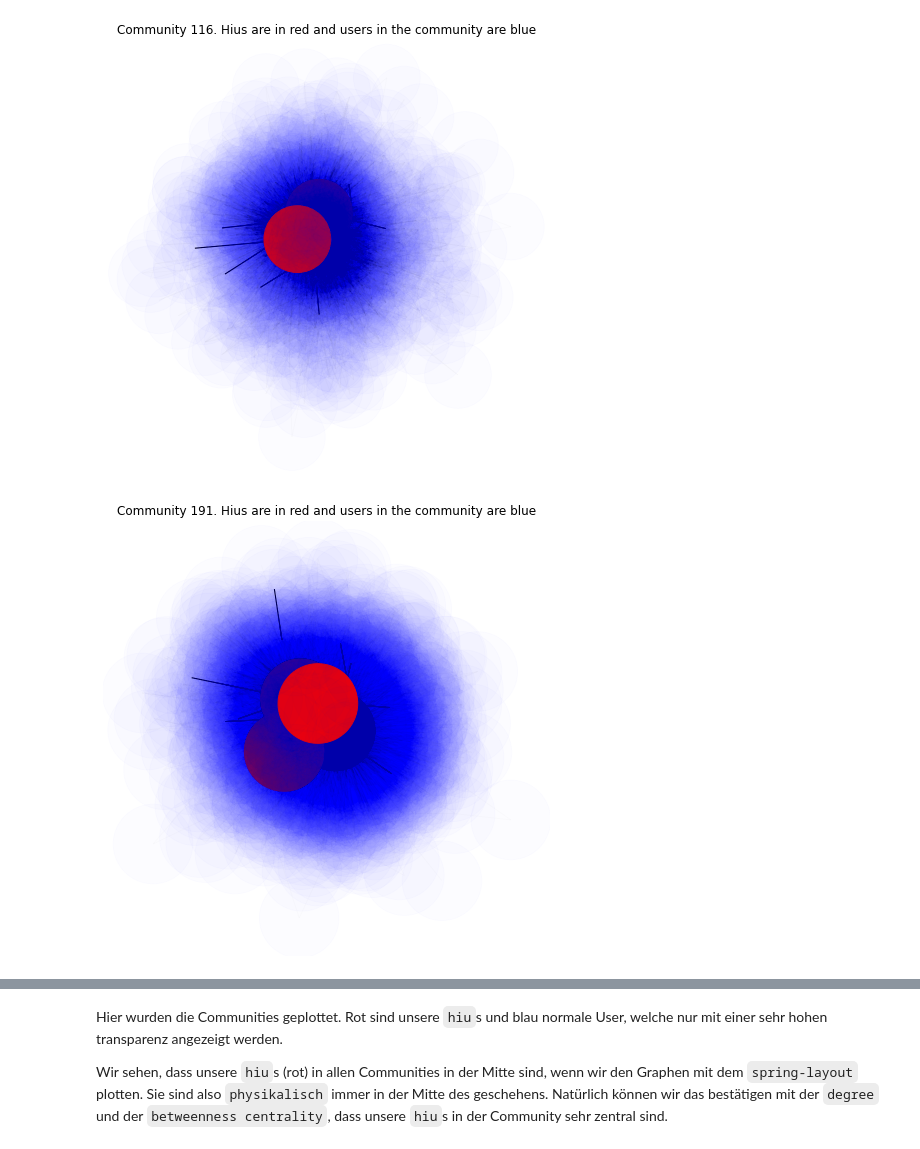
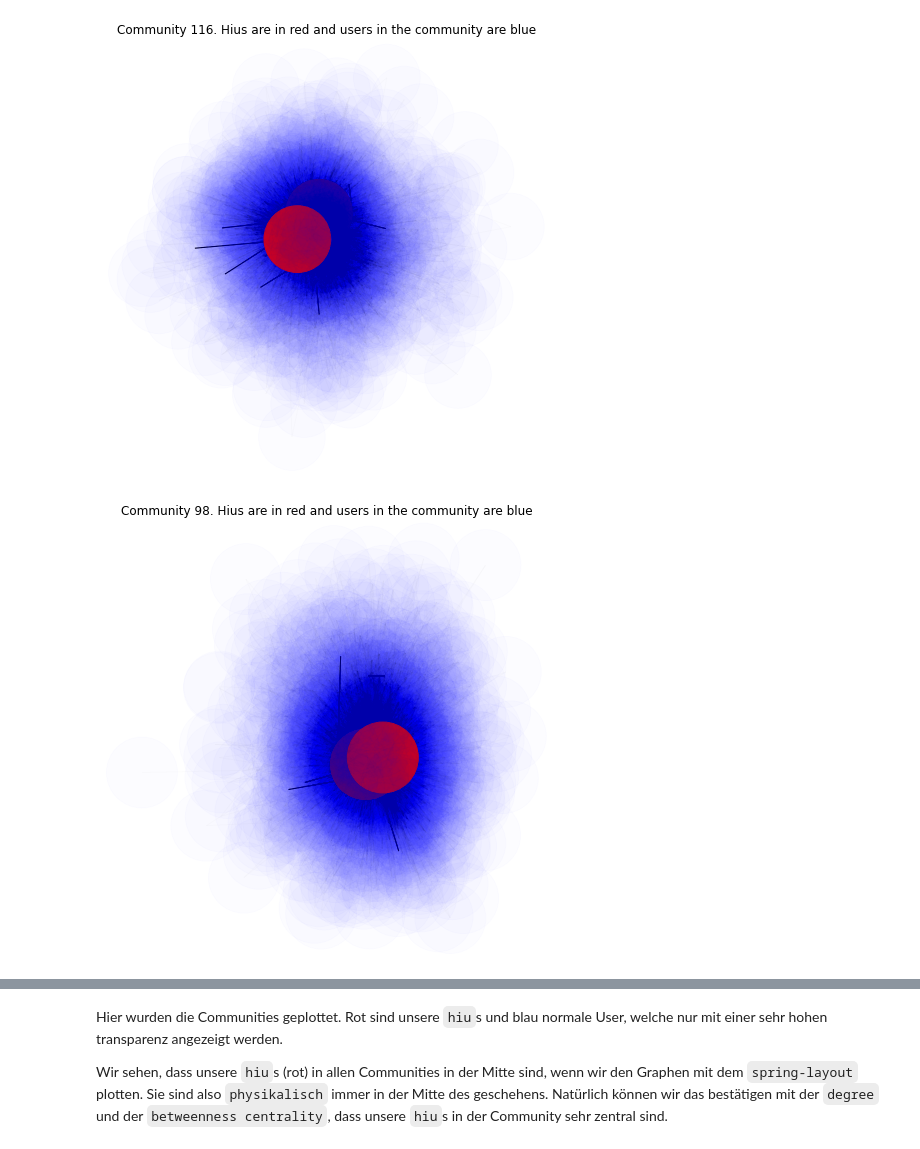
Before and after one commit to kenfus/SAN, a Jupyter notebook: main.ipynb, the cells around one changed output, grey strips where cells are left out. Drawn from its saved outputs; the diff is of its cells as text; code cells hidden in the pictures.

```diff
--- a/main.ipynb
+++ b/main.ipynb
@@ -918,8 +920,8 @@ plot_extract_community_graph(G_de, COMMUNITY_ID_TO_PLOT, hiu_communities[COMMUNI
 # %% [output]
 [figure]
 # %%
-COMMUNITY_ID_TO_PLOT = 191
+COMMUNITY_ID_TO_PLOT = list(hiu_communities.keys())[2]
 plot_extract_community_graph(G_de, COMMUNITY_ID_TO_PLOT, hiu_communities[COMMUNITY_ID_TO_PLOT]['hius'], nx.spring_layout)
 # %% [output]
-[figure, old version]
+[figure, new version]
 # %%
```
Also changed, not shown: parts of 20 cells of this notebook, 2 other files.
